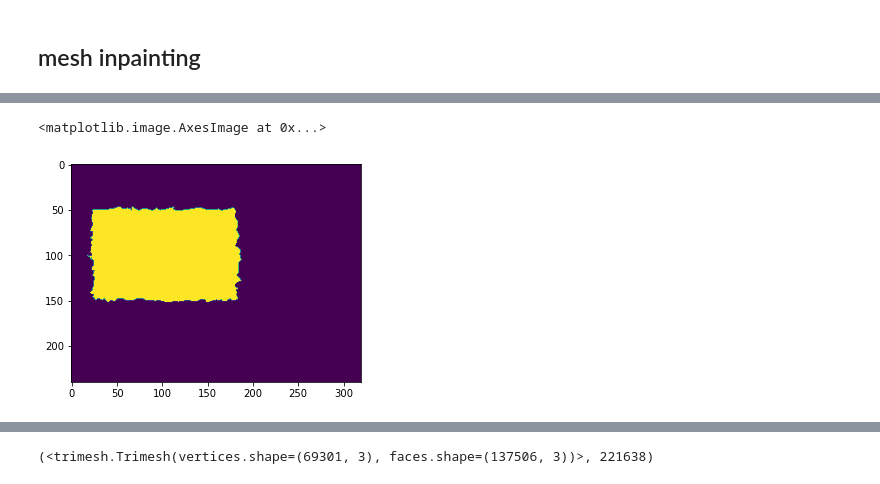
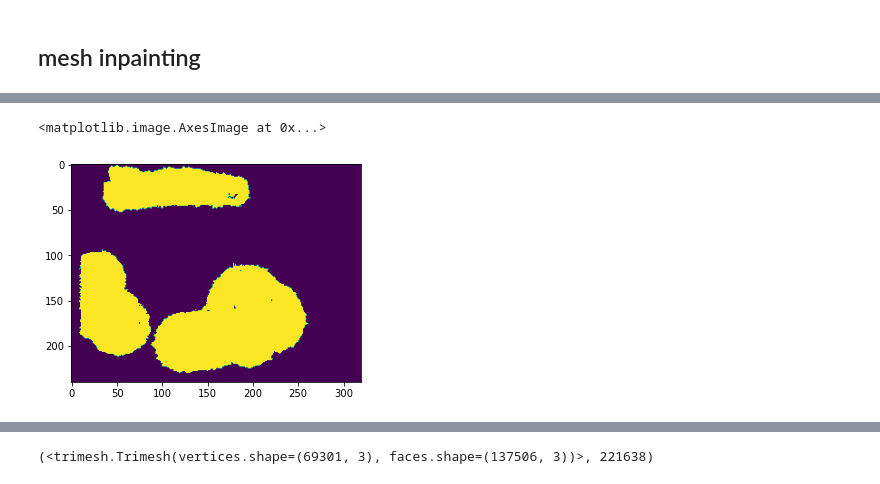
Before and after one commit to weify627/inpaint3d, a Jupyter notebook: playground-clutter_removal.ipynb, the cells around one changed output, grey strips where cells are left out. Saved outputs shown, nothing was run; the diff lists cells and outputs as text; code cells hidden in the pictures.

```diff
--- a/playground-clutter_removal.ipynb
+++ b/playground-clutter_removal.ipynb
@@ -121,7 +118,8 @@ def depth2mesh(K, fK=None, depth=None, depthPath=None, rgb=None, rgbPath=None, m
         tt=mesh.export(meshPath)
     return mesh
 # %%
-K_ = [K[0]/K[2]*w0/2, K[1]/K[3]*h0/2, w0/2, h0/2]
+h,w=228,304
+h0, w0 = 240,320
 def get_inside_mask(v_ori, K_):
     v = v_ori * 1.0
     v[0] = v[0] * K_[0] / v[2] + K_[2]
@@ -131,9 +129,12 @@ def get_inside_mask(v_ori, K_):
     return inside_mask,vr
 
 def trans_verts(meshori, pose_inv):
+    ret=meshori.copy()
+    ret.apply_transform(pose_inv)
+    return ret
     v_camori = np.concatenate([meshori.vertices,np.ones((meshori.vertices.shape[0],1))],1)
     v_camori = pose_inv @ v_camori.T
-    mesh = trimesh.Trimesh(vertices=v_camori[:3].T, faces=meshori.faces)
+    mesh = trimesh.Trimesh(vertices=v_camori[:3].T, faces=meshori.faces) #, vertex_colors=meshori.)
     return mesh#, v_camori
 
 def mesh2depth(mesh,pose_inv,w0=w0,h0=h0,K=K_):
@@ -156,4 +157,19 @@ def mesh2depth(mesh,pose_inv,w0=w0,h0=h0,K=K_):
     img, depth = r.render(scene, flags=pyrender.constants.RenderFlags.FLAT\
                           |pyrender.constants.RenderFlags.SKIP_CULL_FACES)
     return img, depth
+
+#clean mesh_fillarea
+def remove_length_edges(mesh_fillarea, edge_thresh = 0.02):
+    mesh_fillarea.edges_face.shape,mesh_fillarea.edges.shape
+    edge_len = mesh_fillarea.vertices[mesh_fillarea.edges]
+    edge_len = ((edge_len[:,0] - edge_len[:,1])**2).sum(1)**0.5
+    edge_badidx = edge_len > edge_thresh
+    face_badidx = mesh_fillarea.edges_face
+    face_badidx=np.unique(mesh_fillarea.edges_face[edge_badidx])
+    face_goodmask = np.ones(mesh_fillarea.faces.shape[0]).astype(bool)
+    face_goodmask[face_badidx] = 0
+    meshfill_good=mesh_fillarea.copy()
+    meshfill_good.update_faces(face_goodmask)
+    meshfill_good.remove_unreferenced_vertices()
+    return meshfill_good
 # %%
@@ -221,5 +203,5 @@ finp = f"{root}/{scene}-{frame}-inp.jpg"
 # %%
-finp = f"{root}/{scene}-{frame}-inp2.jpg"
+finp = f"{root_data}/scannetv2_images/test/{scene}-{frame}-inp.jpg"
 img_inp = imageio.imread(finp)
-fmask = f"{root}/{scene}-{frame}-mask2.jpg"
+fmask = f"{root_data}/scannetv2_images/test/{scene}-{frame}-mask.jpg"
 mask = ((255-imageio.imread(fmask))>125)*255
@@ -301,0 +373,3 @@ _,dep_pre_correct = mesh2depth(mesh_pre, pose_inv)
+# %%
+mask_correct = mask_one.astype(bool) | (dep_pre_correct==0)
+plt.imshow(mask_correct)
@@ -313,6 +400,7 @@ mesh_fillori=depth2mesh(K_, depth=dep_fill,rgb=center_crop(img_inp, h,w),fcam=fc
 # %%
 vertex_validmask=np.ones(meshori.vertices.shape[0])
-vertex_validmask[inside_mask]=mask_one[vr[1][inside_mask],vr[0][inside_mask]]
+# vertex_validmask[inside_mask]=mask_one[vr[1][inside_mask],vr[0][inside_mask]] #fix_me
+vertex_validmask[inside_mask]=mask_correct[vr[1][inside_mask],vr[0][inside_mask]]
 face_validmask = vertex_validmask[meshori.faces].sum(1)==3
 # face_valid = meshori.faces[face_validmask]
 # mesh_valid = trimesh.Trimesh(vertices=meshori.vertices, faces=face_valid)#,process=False)
@@ -329,8 +417,9 @@ meshori_invalid=meshori.copy()
 meshori_invalid.update_faces(~face_validmask)
 meshori_invalid.remove_unreferenced_vertices()
 # %%
-mask_invalid=mesh2depth(meshori_invalid, pose_inv)[1]>0
+img_invalid, depth_invalid=mesh2depth(meshori_invalid, pose_inv)
+mask_invalid = depth_invalid>0
 plt.imshow(mask_invalid)
 # %% [output]
 <matplotlib.image.AxesImage at 0x...>
-[figure, old version]
+[figure, new version]
```
Also changed, not shown: parts of 53 cells of this notebook, 6 other files.
